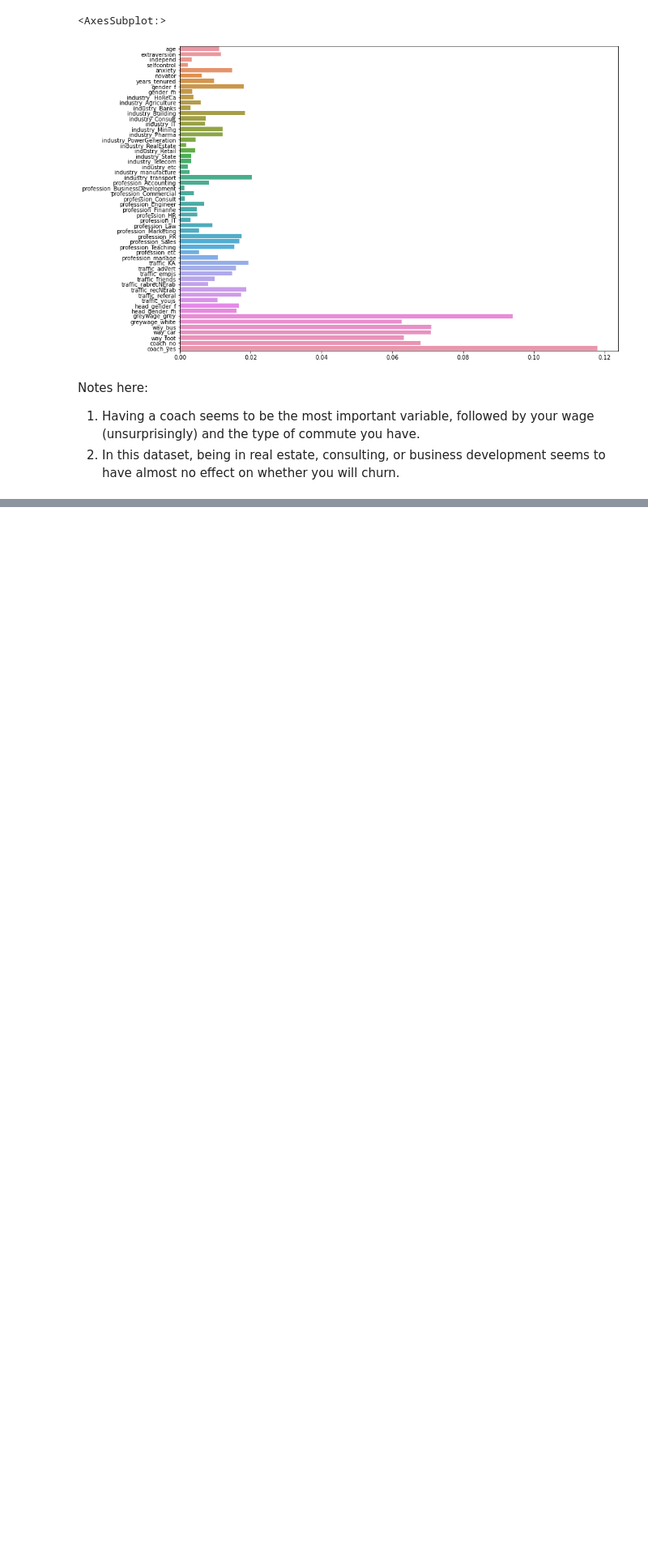
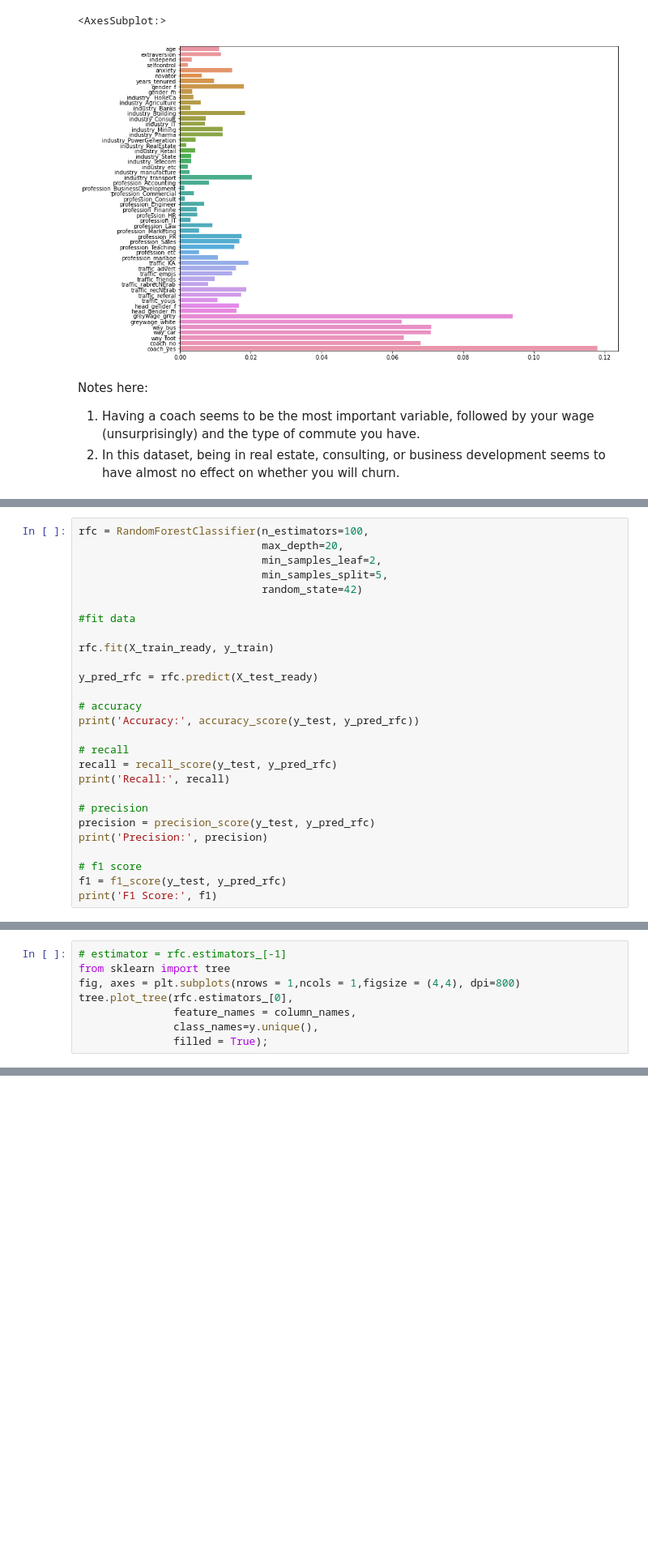
Before and after one commit to ryanaidan23/Group-8-Capstone, a Jupyter notebook: notebooks/Aidan/Aidan Better Notebook.ipynb, the cells around one changed output, grey strips where cells are left out. Shown: that part at 81% size. Cells and saved outputs as stored; diff of their text form; blank space fills up the shorter version.

```diff
--- a/notebooks/Aidan/Aidan Better Notebook.ipynb
+++ b/notebooks/Aidan/Aidan Better Notebook.ipynb
@@ -305,0 +341,27 @@ Notes here:
+# %%
+rfc = RandomForestClassifier(n_estimators=100,
+                             max_depth=20,
+                             min_samples_leaf=2,
+                             min_samples_split=5,
+                             random_state=42)
+
+#fit data
+
+rfc.fit(X_train_ready, y_train)
+
+y_pred_rfc = rfc.predict(X_test_ready)
+
+# accuracy
+print('Accuracy:', accuracy_score(y_test, y_pred_rfc))
+
+# recall
+recall = recall_score(y_test, y_pred_rfc)
+print('Recall:', recall)
+
+# precision
+precision = precision_score(y_test, y_pred_rfc)
+print('Precision:', precision)
+
+# f1 score
+f1 = f1_score(y_test, y_pred_rfc)
+print('F1 Score:', f1)
@@ -305,0 +389,9 @@ Notes here:
+# %%
+# estimator = rfc.estimators_[-1]
+from sklearn import tree
+fig, axes = plt.subplots(nrows = 1,ncols = 1,figsize = (4,4), dpi=800)
+tree.plot_tree(rfc.estimators_[0],
+               feature_names = column_names,
+               class_names=y.unique(),
+               filled = True);
+# %% [output]
@@ -305,0 +399 @@ Notes here:
+[figure, added]
```
Also changed, not shown: parts of 10 cells of this notebook.
